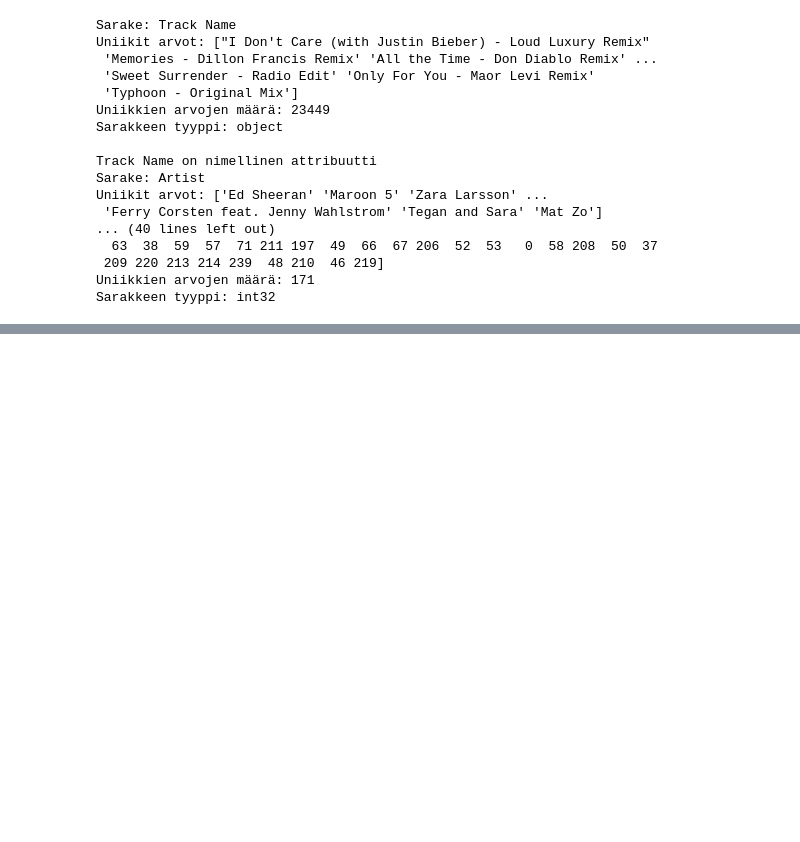
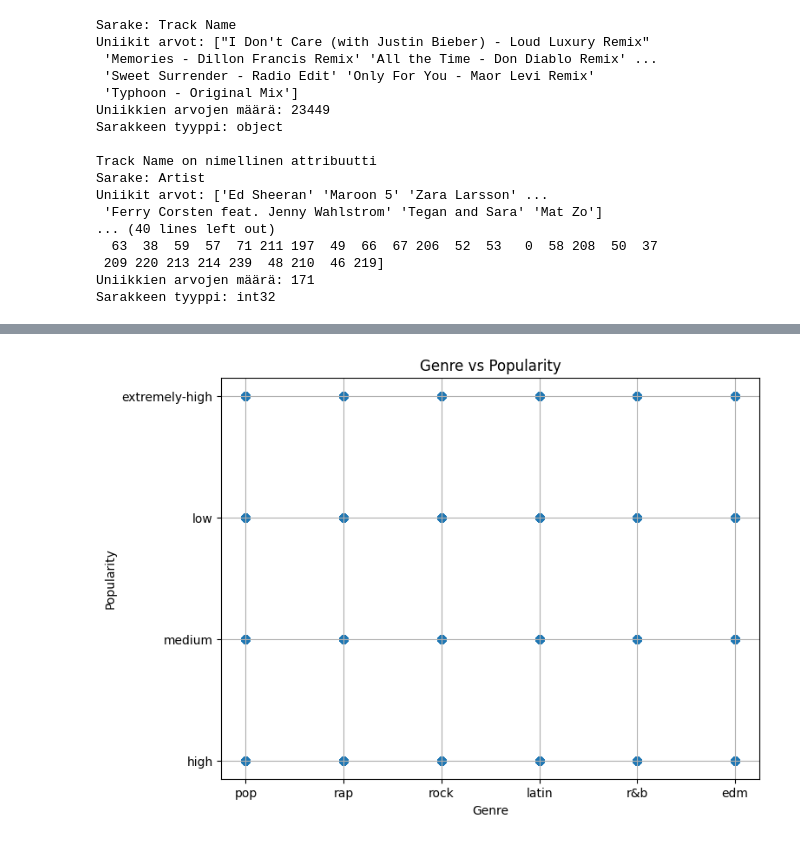
Before and after one commit to koskinenj/Analysoinnin__projekti, a Jupyter notebook: Project NEW.ipynb, the cells around one changed output, grey strips where cells are left out. Saved outputs shown, nothing was run; the diff lists cells and outputs as text; code cells hidden in the pictures; blank space fills up the shorter version.

```diff
--- a/Project NEW.ipynb
+++ b/Project NEW.ipynb
@@ -265,0 +304,10 @@ Sarakkeen tyyppi: int32
+# %%
+plt.figure(figsize=(8, 6))
+plt.scatter(spotify['Genre'], spotify['Popularity'], alpha=0.5)
+plt.title('Genre vs Popularity')
+plt.xlabel('Genre')
+plt.ylabel('Popularity')
+plt.grid(True)
+plt.show()
+# %% [output]
+[figure, added]
```
Also changed, not shown: parts of 4 cells of this notebook.
